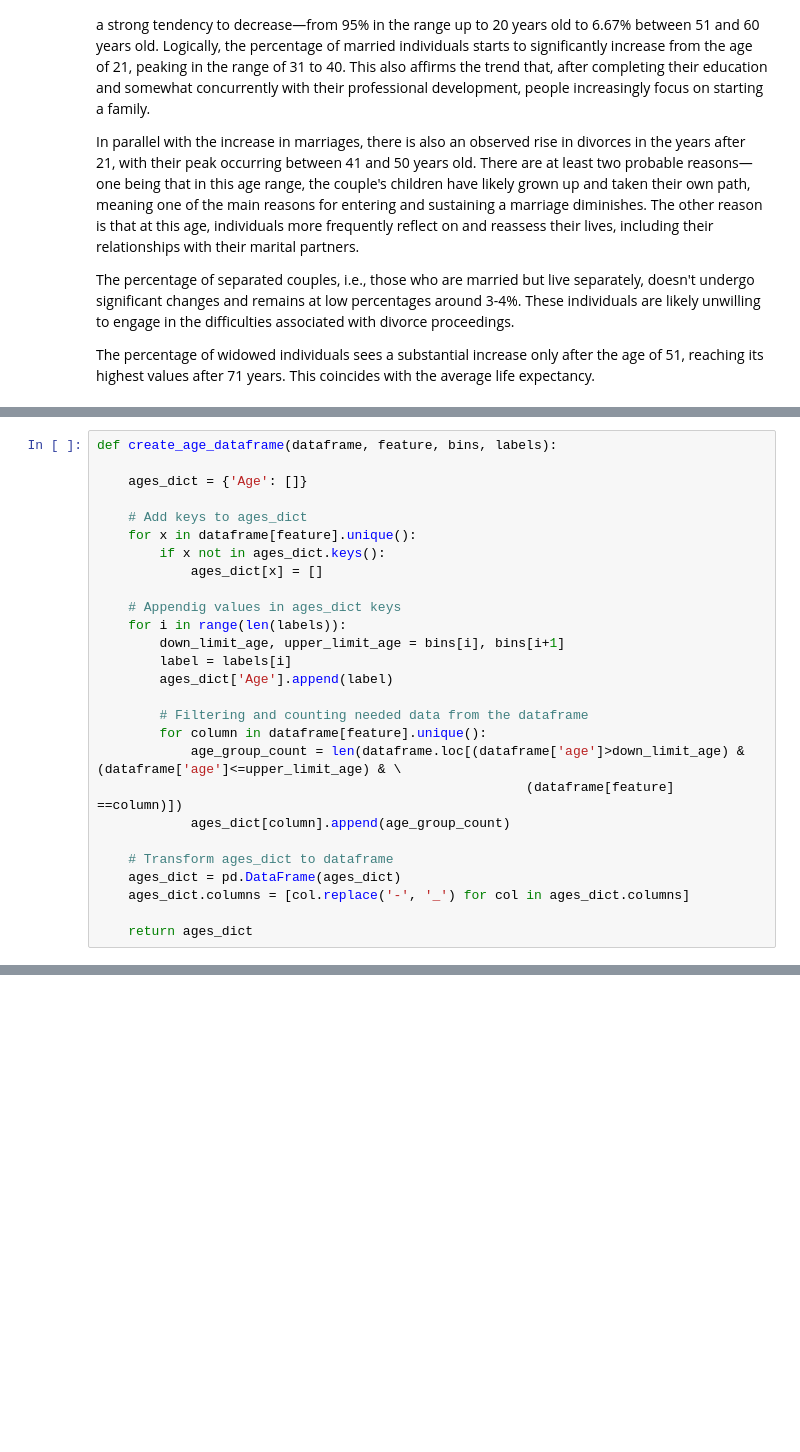
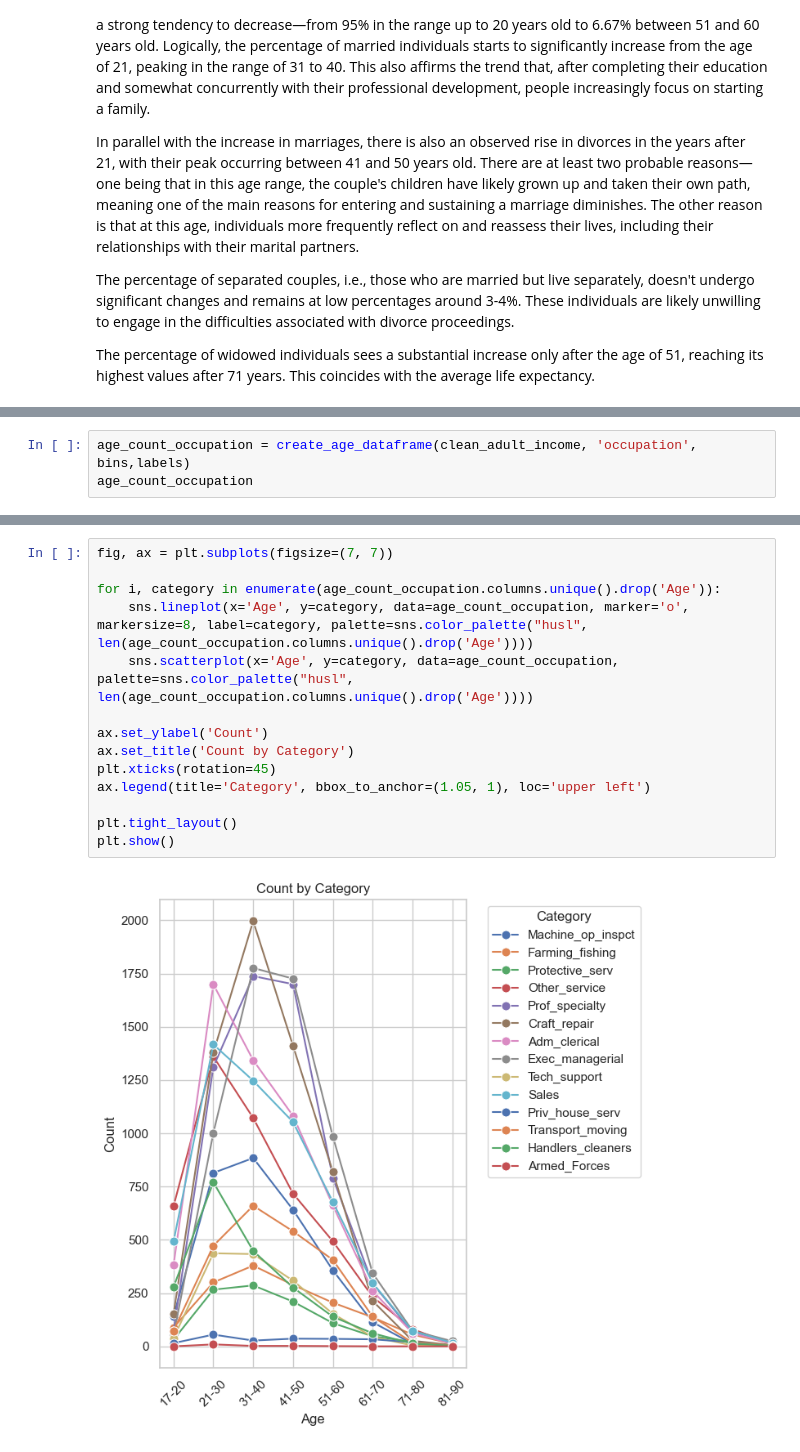
Before and after one commit to Kiril-Lazarov/Artificial-Intelligence, a Jupyter notebook: My Projects/Adult-Income Dataset.ipynb, the cells around one changed output, grey strips where cells are left out. Cells and saved outputs as stored; diff of their text form; blank space fills up the shorter version.

Commit message:
Added Age - Occupation analysis

```diff
--- a/My Projects/Adult-Income Dataset.ipynb
+++ b/My Projects/Adult-Income Dataset.ipynb
@@ -615,27 +593,0 @@ ages_count_marital
-# %%
-def create_age_dataframe(dataframe, feature, bins, labels):
-
-    ages_dict = {'Age': []}
-
-    # Add keys to ages_dict
-    for x in dataframe[feature].unique():
-        if x not in ages_dict.keys():
-            ages_dict[x] = []
-
-    # Appendig values in ages_dict keys
-    for i in range(len(labels)):
-        down_limit_age, upper_limit_age = bins[i], bins[i+1]
-        label = labels[i]
-        ages_dict['Age'].append(label)
-
-        # Filtering and counting needed data from the dataframe
-        for column in dataframe[feature].unique():
-            age_group_count = len(dataframe.loc[(dataframe['age']>down_limit_age) & (dataframe['age']<=upper_limit_age) & \
-                                                       (dataframe[feature] ==column)])
-            ages_dict[column].append(age_group_count)
-
-    # Transform ages_dict to dataframe
-    ages_dict = pd.DataFrame(ages_dict)
-    ages_dict.columns = [col.replace('-', '_') for col in ages_dict.columns]
-
-    return ages_dict
@@ -644,0 +596,3 @@ ages_c_m
+# %%
+age_count_occupation = create_age_dataframe(clean_adult_income, 'occupation', bins,labels)
+age_count_occupation
@@ -644,0 +609,16 @@ ages_c_m
+# %%
+fig, ax = plt.subplots(figsize=(7, 7))
+
+for i, category in enumerate(age_count_occupation.columns.unique().drop('Age')):
+    sns.lineplot(x='Age', y=category, data=age_count_occupation, marker='o', markersize=8, label=category, palette=sns.color_palette("husl", len(age_count_occupation.columns.unique().drop('Age'))))
+    sns.scatterplot(x='Age', y=category, data=age_count_occupation, palette=sns.color_palette("husl", len(age_count_occupation.columns.unique().drop('Age'))))
+
+ax.set_ylabel('Count')
+ax.set_title('Count by Category')
+plt.xticks(rotation=45)
+ax.legend(title='Category', bbox_to_anchor=(1.05, 1), loc='upper left')
+
+plt.tight_layout()
+plt.show()
+# %% [output]
+[figure, added]
```
Also changed, not shown: parts of 6 cells of this notebook.
